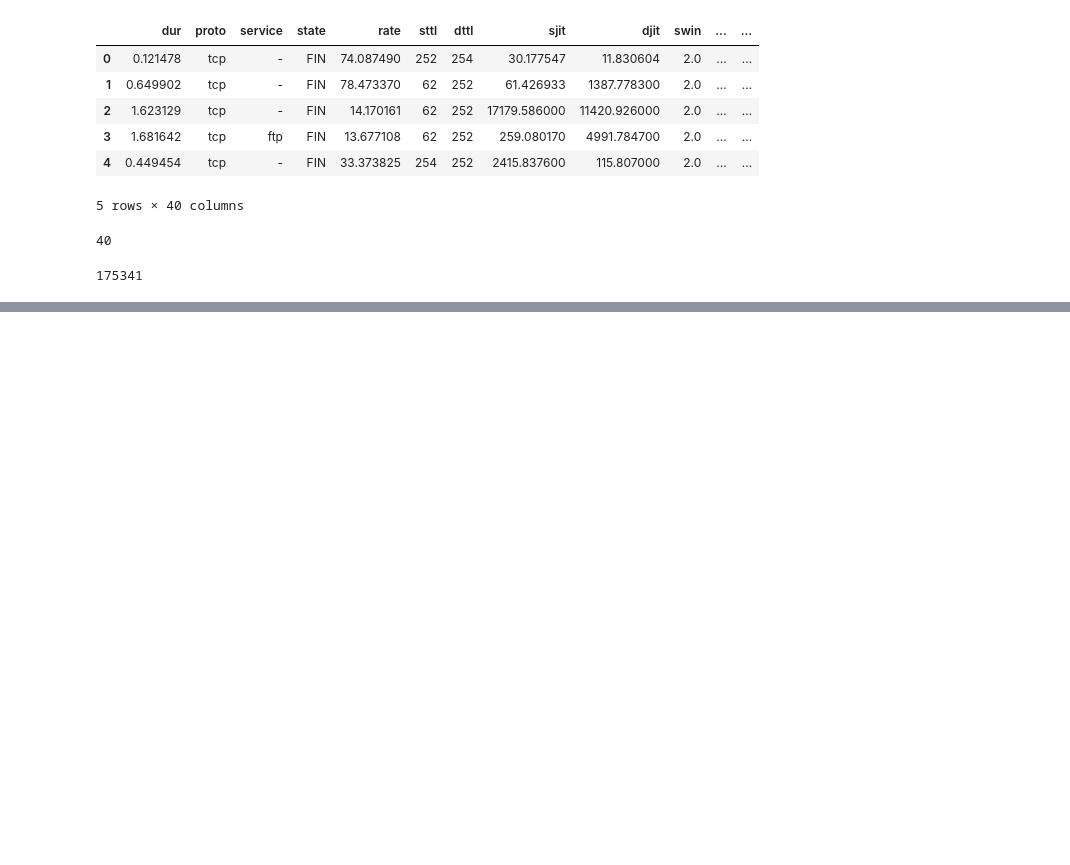
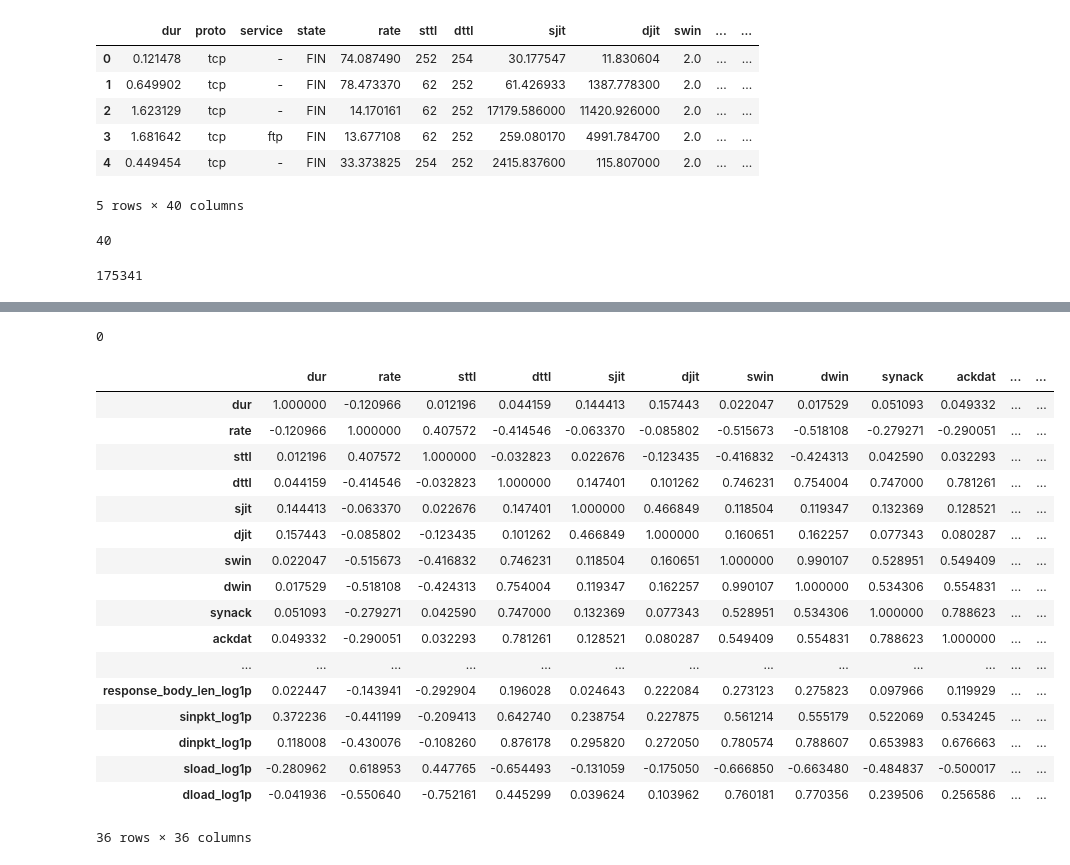
Before and after one commit to allmamun556/Network-Intrusion-Detection-System-IDS-, a Jupyter notebook: IDS.ipynb, the cells around one changed output, grey strips where cells are left out. Saved outputs shown, nothing was run; the diff lists cells and outputs as text; code cells hidden in the pictures; blank space fills up the shorter version.

```diff
--- a/IDS.ipynb
+++ b/IDS.ipynb
@@ -31,2 +54,6 @@ len(train.index) # total number of row
 # %%
 # Now I will do clening, pre-prossing or any other  operation only in  training data not in in test data
+# %%
+train.isna().sum().sum() #no null values in train dataframe
+# %% [output]
+0
@@ -32,0 +62,21 @@ len(train.index) # total number of row
+# %%
+train.corr()
+# %% [output]
+|  | dur | rate | sttl | dttl | sjit | djit | swin | dwin | synack | ackdat | ... | ... |
+| dur | 1.000000 | -0.120966 | 0.012196 | 0.044159 | 0.144413 | 0.157443 | 0.022047 | 0.017529 | 0.051093 | 0.049332 | ... | ... |
+| rate | -0.120966 | 1.000000 | 0.407572 | -0.414546 | -0.063370 | -0.085802 | -0.515673 | -0.518108 | -0.279271 | -0.290051 | ... | ... |
+| sttl | 0.012196 | 0.407572 | 1.000000 | -0.032823 | 0.022676 | -0.123435 | -0.416832 | -0.424313 | 0.042590 | 0.032293 | ... | ... |
+| dttl | 0.044159 | -0.414546 | -0.032823 | 1.000000 | 0.147401 | 0.101262 | 0.746231 | 0.754004 | 0.747000 | 0.781261 | ... | ... |
+| sjit | 0.144413 | -0.063370 | 0.022676 | 0.147401 | 1.000000 | 0.466849 | 0.118504 | 0.119347 | 0.132369 | 0.128521 | ... | ... |
+| djit | 0.157443 | -0.085802 | -0.123435 | 0.101262 | 0.466849 | 1.000000 | 0.160651 | 0.162257 | 0.077343 | 0.080287 | ... | ... |
+| swin | 0.022047 | -0.515673 | -0.416832 | 0.746231 | 0.118504 | 0.160651 | 1.000000 | 0.990107 | 0.528951 | 0.549409 | ... | ... |
+| dwin | 0.017529 | -0.518108 | -0.424313 | 0.754004 | 0.119347 | 0.162257 | 0.990107 | 1.000000 | 0.534306 | 0.554831 | ... | ... |
+| synack | 0.051093 | -0.279271 | 0.042590 | 0.747000 | 0.132369 | 0.077343 | 0.528951 | 0.534306 | 1.000000 | 0.788623 | ... | ... |
+| ackdat | 0.049332 | -0.290051 | 0.032293 | 0.781261 | 0.128521 | 0.080287 | 0.549409 | 0.554831 | 0.788623 | 1.000000 | ... | ... |
+| ... | ... | ... | ... | ... | ... | ... | ... | ... | ... | ... | ... | ... |
+| response_body_len_log1p | 0.022447 | -0.143941 | -0.292904 | 0.196028 | 0.024643 | 0.222084 | 0.273123 | 0.275823 | 0.097966 | 0.119929 | ... | ... |
+| sinpkt_log1p | 0.372236 | -0.441199 | -0.209413 | 0.642740 | 0.238754 | 0.227875 | 0.561214 | 0.555179 | 0.522069 | 0.534245 | ... | ... |
+| dinpkt_log1p | 0.118008 | -0.430076 | -0.108260 | 0.876178 | 0.295820 | 0.272050 | 0.780574 | 0.788607 | 0.653983 | 0.676663 | ... | ... |
+| sload_log1p | -0.280962 | 0.618953 | 0.447765 | -0.654493 | -0.131059 | -0.175050 | -0.666850 | -0.663480 | -0.484837 | -0.500017 | ... | ... |
+| dload_log1p | -0.041936 | -0.550640 | -0.752161 | 0.445299 | 0.039624 | 0.103962 | 0.760181 | 0.770356 | 0.239506 | 0.256586 | ... | ... |
+36 rows × 36 columns
```
Also changed, not shown: parts of 16 cells of this notebook.
